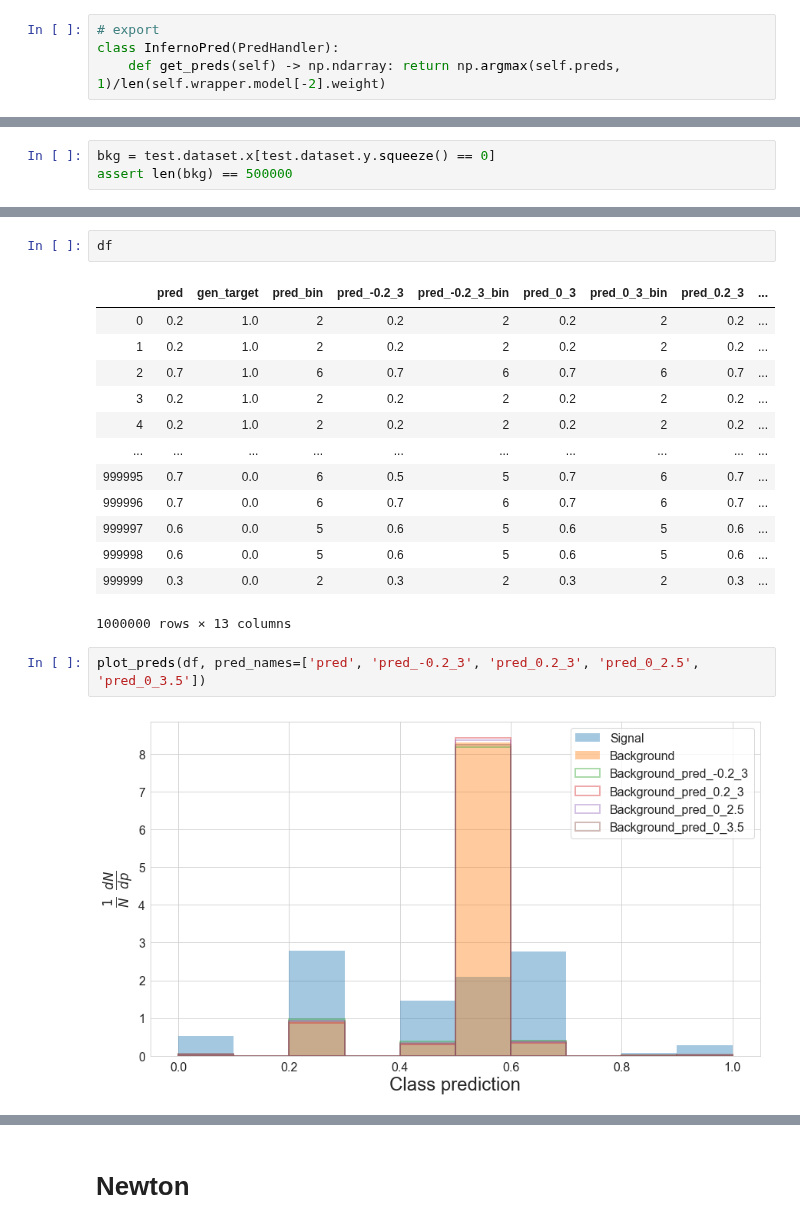
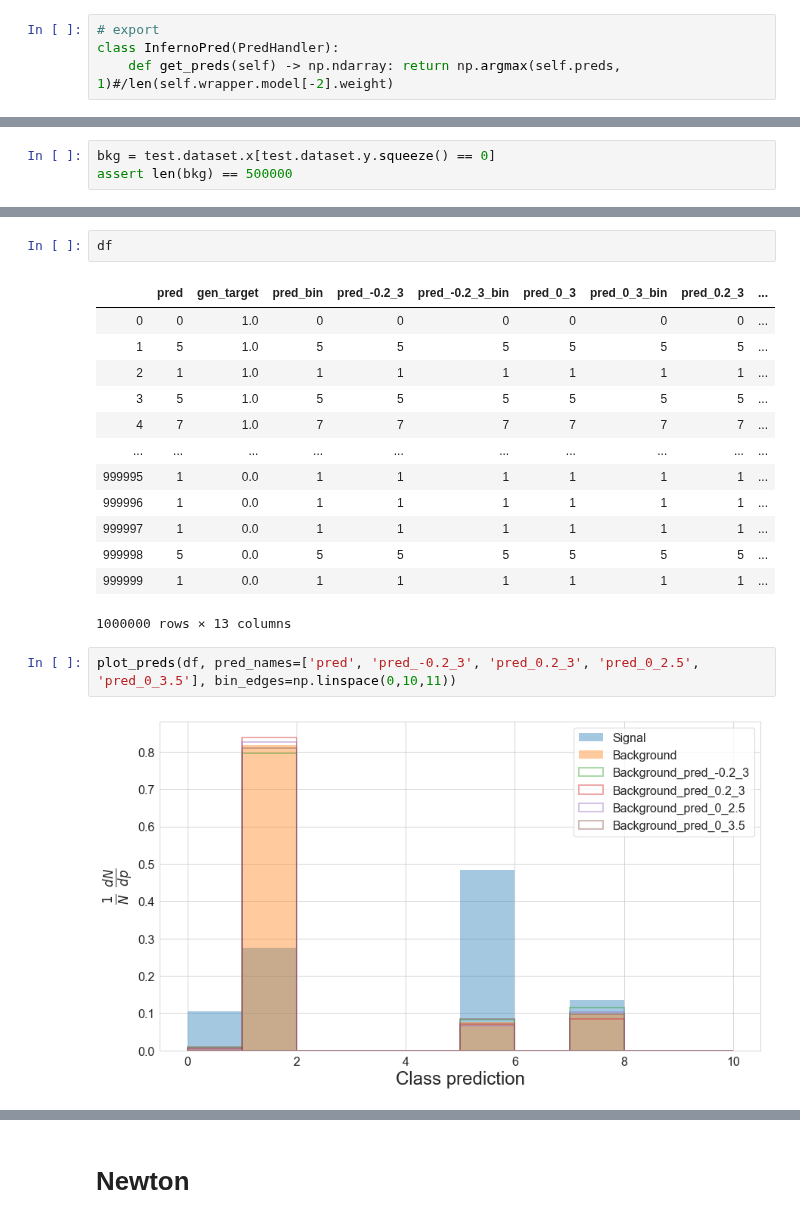
Before and after one commit to GilesStrong/pytorch_inferno, a Jupyter notebook: nbs/07_inferno.ipynb, the cells around one changed output, grey strips where cells are left out. Cells and saved outputs as stored; diff of their text form.

```diff
--- a/nbs/07_inferno.ipynb
+++ b/nbs/07_inferno.ipynb
@@ -335,7 +402,7 @@ model.load('weights/Inferno_Test.h5')
 # %%
 # export
 class InfernoPred(PredHandler):
-    def get_preds(self) -> np.ndarray: return np.argmax(self.preds, 1)/len(self.wrapper.model[-2].weight)
+    def get_preds(self) -> np.ndarray: return np.argmax(self.preds, 1)#/len(self.wrapper.model[-2].weight)
 # %% [markdown]
 ## BM 0
 # %%
@@ -471,22 +559,22 @@ Running: l=3.5
 df
 # %% [output]
 |  | pred | gen_target | pred_bin | pred_-0.2_3 | pred_-0.2_3_bin | pred_0_3 | pred_0_3_bin | pred_0.2_3 | ... |
-| 0 | 0.2 | 1.0 | 2 | 0.2 | 2 | 0.2 | 2 | 0.2 | ... |
-| 1 | 0.2 | 1.0 | 2 | 0.2 | 2 | 0.2 | 2 | 0.2 | ... |
-| 2 | 0.7 | 1.0 | 6 | 0.7 | 6 | 0.7 | 6 | 0.7 | ... |
-| 3 | 0.2 | 1.0 | 2 | 0.2 | 2 | 0.2 | 2 | 0.2 | ... |
-| 4 | 0.2 | 1.0 | 2 | 0.2 | 2 | 0.2 | 2 | 0.2 | ... |
+| 0 | 0 | 1.0 | 0 | 0 | 0 | 0 | 0 | 0 | ... |
+| 1 | 5 | 1.0 | 5 | 5 | 5 | 5 | 5 | 5 | ... |
+| 2 | 1 | 1.0 | 1 | 1 | 1 | 1 | 1 | 1 | ... |
+| 3 | 5 | 1.0 | 5 | 5 | 5 | 5 | 5 | 5 | ... |
+| 4 | 7 | 1.0 | 7 | 7 | 7 | 7 | 7 | 7 | ... |
 | ... | ... | ... | ... | ... | ... | ... | ... | ... | ... |
-| 999995 | 0.7 | 0.0 | 6 | 0.5 | 5 | 0.7 | 6 | 0.7 | ... |
-| 999996 | 0.7 | 0.0 | 6 | 0.7 | 6 | 0.7 | 6 | 0.7 | ... |
-| 999997 | 0.6 | 0.0 | 5 | 0.6 | 5 | 0.6 | 5 | 0.6 | ... |
-| 999998 | 0.6 | 0.0 | 5 | 0.6 | 5 | 0.6 | 5 | 0.6 | ... |
-| 999999 | 0.3 | 0.0 | 2 | 0.3 | 2 | 0.3 | 2 | 0.3 | ... |
+| 999995 | 1 | 0.0 | 1 | 1 | 1 | 1 | 1 | 1 | ... |
+| 999996 | 1 | 0.0 | 1 | 1 | 1 | 1 | 1 | 1 | ... |
+| 999997 | 1 | 0.0 | 1 | 1 | 1 | 1 | 1 | 1 | ... |
+| 999998 | 5 | 0.0 | 5 | 5 | 5 | 5 | 5 | 5 | ... |
+| 999999 | 1 | 0.0 | 1 | 1 | 1 | 1 | 1 | 1 | ... |
 1000000 rows × 13 columns
 # %%
-plot_preds(df, pred_names=['pred', 'pred_-0.2_3', 'pred_0.2_3', 'pred_0_2.5', 'pred_0_3.5'])
+plot_preds(df, pred_names=['pred', 'pred_-0.2_3', 'pred_0.2_3', 'pred_0_2.5', 'pred_0_3.5'], bin_edges=np.linspace(0,10,11))
 # %% [output]
-[figure, old version]
+[figure, new version]
 # %%
 fig = plt.figure(figsize=(12,8))
 for r in [-1,0,1]:
```
Also changed, not shown: parts of 26 cells of this notebook, 7 other files.
